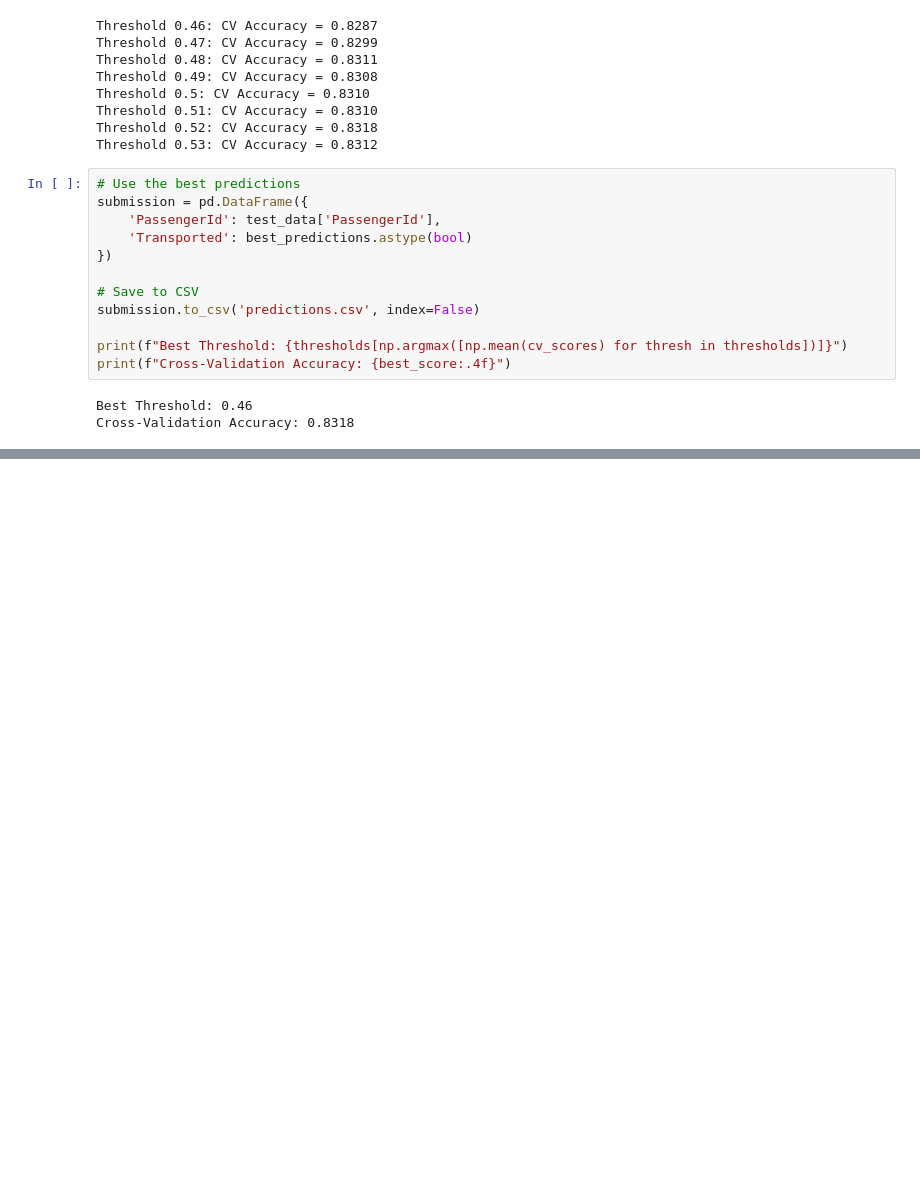
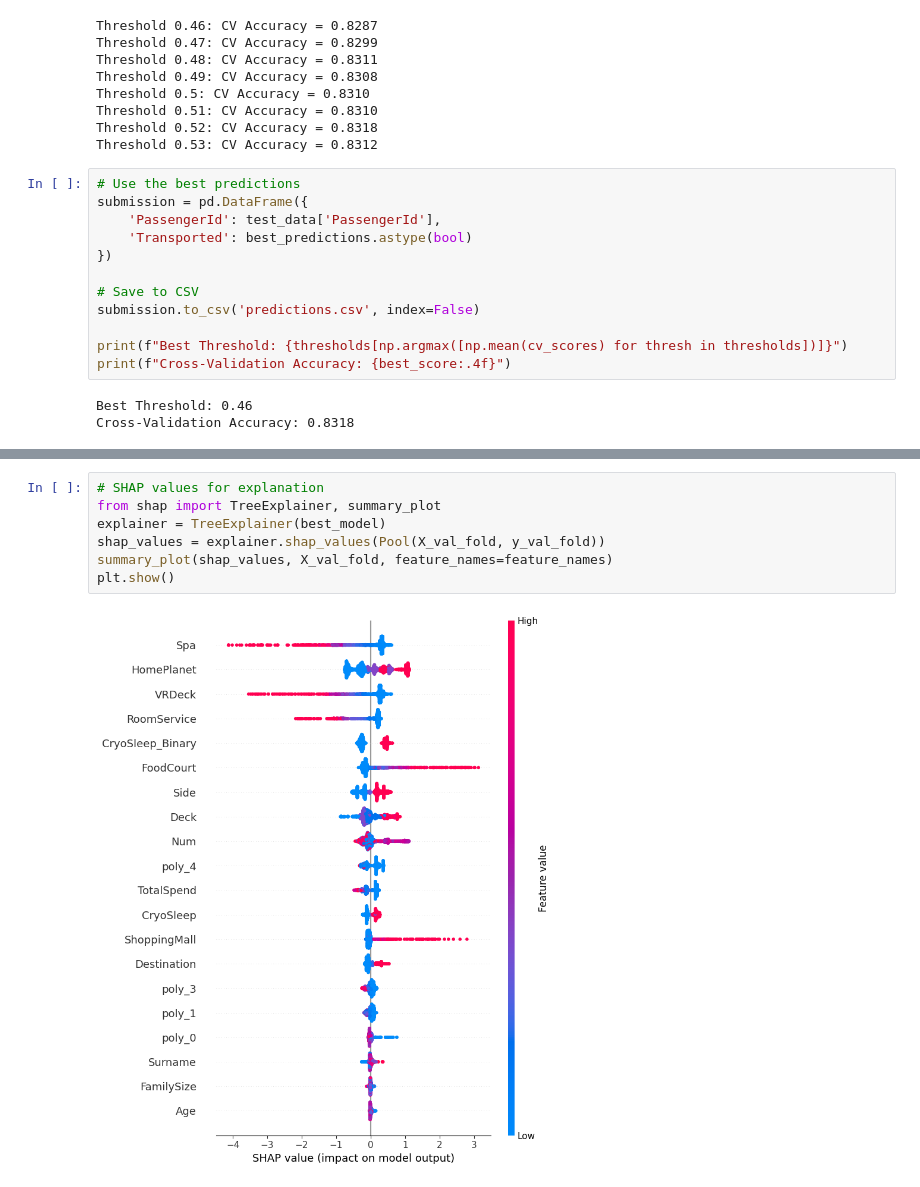
Before and after one commit to kagglechallengegroup18/Kaggle_Spaceship_Titanic, a Jupyter notebook: CATBoost.ipynb, the cells around one changed output, grey strips where cells are left out. Saved outputs shown, nothing was run; the diff lists cells and outputs as text; blank space fills up the shorter version.

```diff
--- a/CATBoost.ipynb
+++ b/CATBoost.ipynb
@@ -380,0 +395,9 @@ Cross-Validation Accuracy: 0.8318
+# %%
+# SHAP values for explanation
+from shap import TreeExplainer, summary_plot
+explainer = TreeExplainer(best_model)
+shap_values = explainer.shap_values(Pool(X_val_fold, y_val_fold))
+summary_plot(shap_values, X_val_fold, feature_names=feature_names)
+plt.show()
+# %% [output]
+[figure, added]
```
Also changed, not shown: parts of 2 cells of this notebook.
